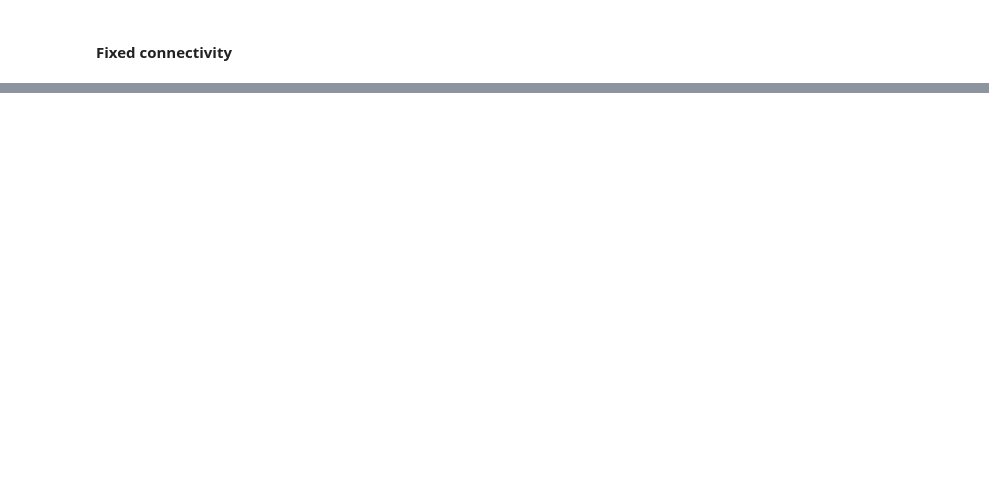
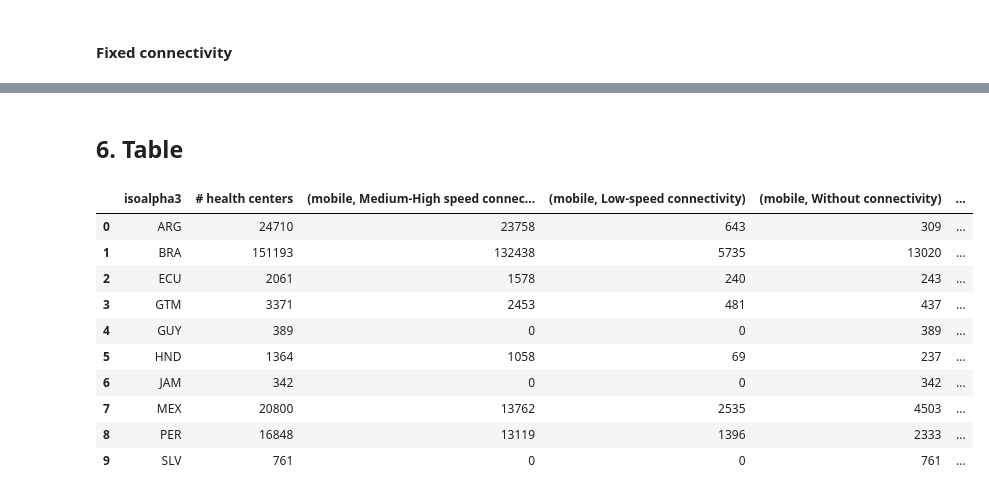
Before and after one commit to lgoyenec/geospatial_analytics_scl, a Jupyter notebook: exercises/connectivity.ipynb, the cells around one changed output, grey strips where cells are left out. Saved outputs shown, nothing was run; the diff lists cells and outputs as text; code cells hidden in the pictures; blank space fills up the shorter version.

Commit message:
update example connectivity-infra

```diff
--- a/exercises/connectivity.ipynb
+++ b/exercises/connectivity.ipynb
@@ -75,6 +75,7 @@ official = pd.read_csv(f"../data/0-raw/infrastructure/healthcare_facilities_offi
 official = official.drop(columns = "Unnamed: 0")
 public   = pd.read_csv(f"../data/0-raw/infrastructure/healthcare_facilities_public.csv")
 public   = public.drop(columns = "Unnamed: 0")
+public   = public[~public.amenity.isin(["doctors"])]
 # %%
 # List of countries with official records
 official.isoalpha3.unique().tolist()
@@ -89,7 +90,7 @@ data  = get_iadb()
 codes = data.isoalpha3.tolist()
 # %%
 # Define country of interest
-code = "BRA"
+code = "LAC"
 # %% [markdown]
 ## 4. Preprocessing
 # %%
@@ -372,0 +402,51 @@ Notes: A health center is considered to have low and high connectivity if the av
+# %% [markdown]
+## 6. Table
+# %%
+%%capture
+#TODO: update for efficiency
+# Health centers
+hc = healthinfra.groupby(["isoalpha3"]).lat.count().reset_index()
+hc = hc.rename(columns = {"lat":"# health centers"})
+
+# Mobile
+mtab = healthinfra.groupby(["isoalpha3","mtemp"]).lat.count().reset_index()
+mtab = mtab.rename(columns = {"mtemp":"temp"})
+mtab["category"] = "mobile"
+
+# Fixed
+ftab = healthinfra.groupby(["isoalpha3","ftemp"]).lat.count().reset_index()
+ftab = ftab.rename(columns = {"ftemp":"temp"})
+ftab["category"] = "fixed"
+
+# Total
+vars_ = ["avg_d_mbps_mob","avg_d_mbps_fix"]
+vmin  = 15
+cats  = ["Medium-High speed connectivity","Low-speed connectivity","Without connectivity"]
+
+healthinfra["temp"] = np.where((healthinfra[vars_[0]].isna())  | (healthinfra[vars_[1]].isna()) , cats[2], "")
+healthinfra["temp"] = np.where((healthinfra[vars_[0]] <= vmin) | (healthinfra[vars_[1]] <= vmin), cats[1], healthinfra.temp)
+healthinfra["temp"] = np.where((healthinfra[vars_[0]] >  vmin) | (healthinfra[vars_[1]] >  vmin), cats[0], healthinfra.temp)
+healthinfra["temp"] = pd.Categorical(healthinfra["temp"], categories = cats, ordered = True)
+
+ttab = healthinfra.groupby(["isoalpha3","temp"]).lat.count().reset_index()
+ttab["category"] = "total"
+
+# Join
+tab          = pd.concat([mtab,ftab,ttab])
+tab          = tab[["isoalpha3","category","temp","lat"]]
+tab          = tab.pivot(index = "isoalpha3", columns = ["category","temp"], values = "lat")
+tab          = hc.merge(tab, on = "isoalpha3", how = "left")
+# %%
+tab
+# %% [output]
+|  | isoalpha3 | # health centers | (mobile, Medium-High speed connec... | (mobile, Low-speed connectivity) | (mobile, Without connectivity) | ... |
+| 0 | ARG | 24710 | 23758 | 643 | 309 | ... |
+| 1 | BRA | 151193 | 132438 | 5735 | 13020 | ... |
+| 2 | ECU | 2061 | 1578 | 240 | 243 | ... |
+| 3 | GTM | 3371 | 2453 | 481 | 437 | ... |
+| 4 | GUY | 389 | 0 | 0 | 389 | ... |
+| 5 | HND | 1364 | 1058 | 69 | 237 | ... |
+| 6 | JAM | 342 | 0 | 0 | 342 | ... |
+| 7 | MEX | 20800 | 13762 | 2535 | 4503 | ... |
+| 8 | PER | 16848 | 13119 | 1396 | 2333 | ... |
+| 9 | SLV | 761 | 0 | 0 | 761 | ... |
```
Also changed, not shown: parts of 17 cells of this notebook.
